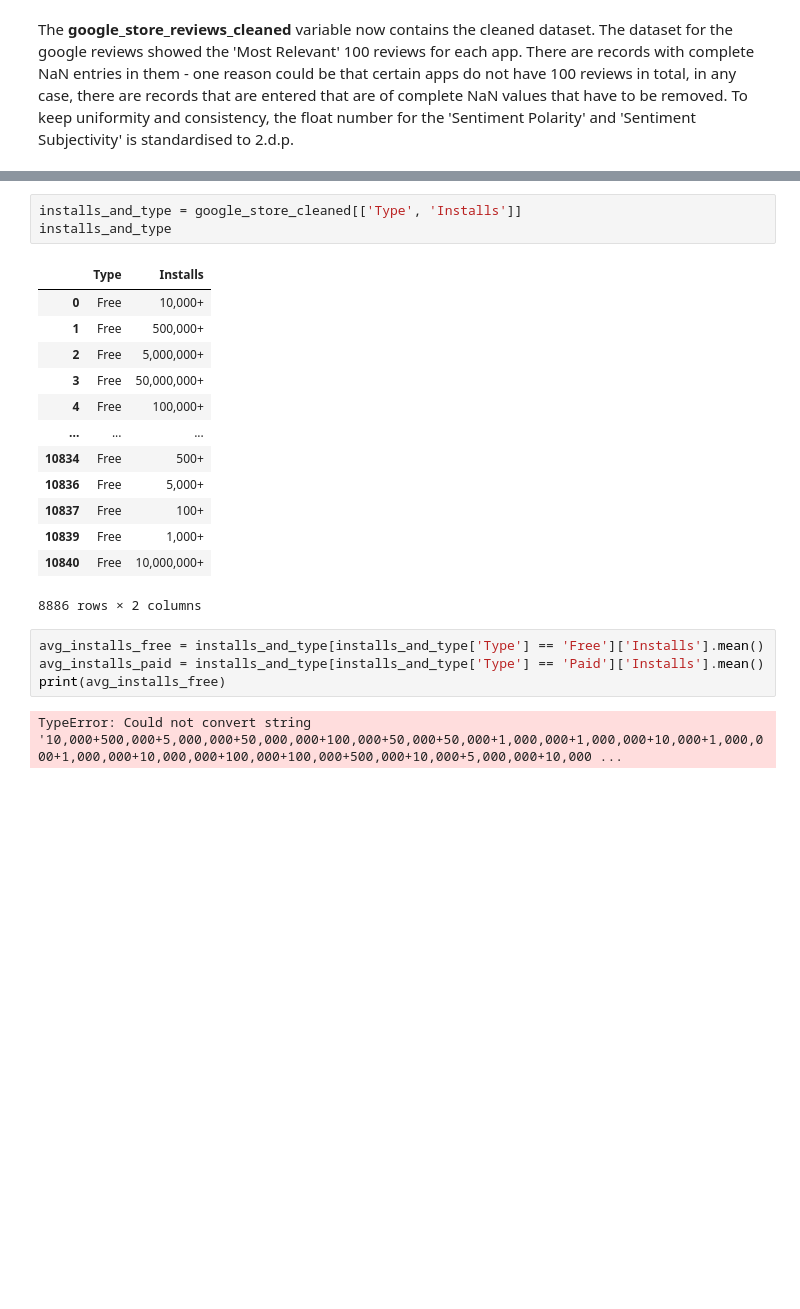
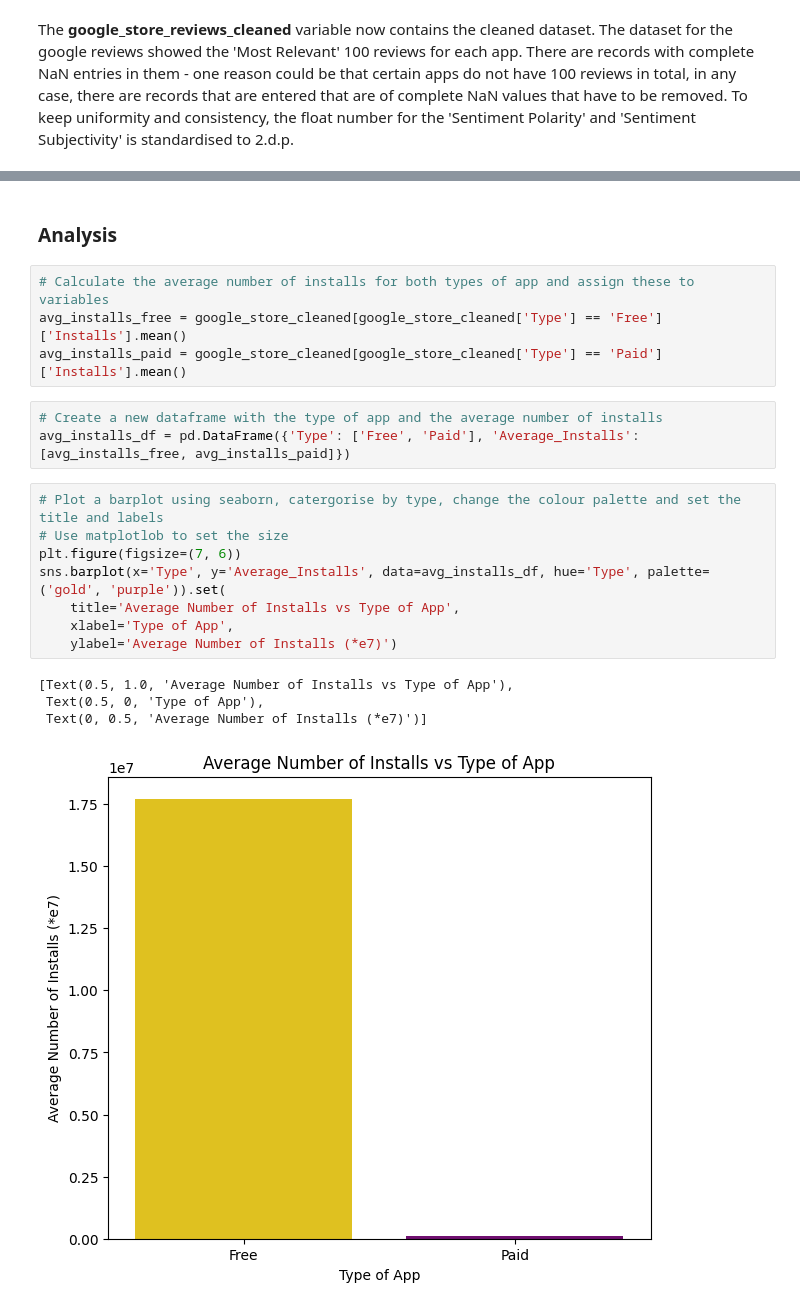
Before and after one commit to usama-asghar1/VisualisationProject, a Jupyter notebook: Visualisation_Project.ipynb, the cells around one changed output, grey strips where cells are left out. Cells and saved outputs as stored; diff of their text form; blank space fills up the shorter version.

Commit message:
average ratings across categories began and average installs vs app completed

```diff
--- a/Visualisation_Project.ipynb
+++ b/Visualisation_Project.ipynb
@@ -171,23 +170,22 @@ I will compare the number of installs with the type of app it is to see what the
-# %%
-installs_and_type = google_store_cleaned[['Type', 'Installs']]
-installs_and_type
-# %% [output]
-|  | Type | Installs |
-| 0 | Free | 10,000+ |
-| 1 | Free | 500,000+ |
-| 2 | Free | 5,000,000+ |
-| 3 | Free | 50,000,000+ |
-| 4 | Free | 100,000+ |
-| ... | ... | ... |
-| 10834 | Free | 500+ |
-| 10836 | Free | 5,000+ |
-| 10837 | Free | 100+ |
-| 10839 | Free | 1,000+ |
-| 10840 | Free | 10,000,000+ |
-8886 rows × 2 columns
+# %% [markdown]
+### Analysis
 # %%
-avg_installs_free = installs_and_type[installs_and_type['Type'] == 'Free']['Installs'].mean()
-avg_installs_paid = installs_and_type[installs_and_type['Type'] == 'Paid']['Installs'].mean()
-print(avg_installs_free)
+# Calculate the average number of installs for both types of app and assign these to variables
+avg_installs_free = google_store_cleaned[google_store_cleaned['Type'] == 'Free']['Installs'].mean()
+avg_installs_paid = google_store_cleaned[google_store_cleaned['Type'] == 'Paid']['Installs'].mean()
-# %% [output]
-TypeError: Could not convert string '10,000+500,000+5,000,000+50,000,000+100,000+50,000+50,000+1,000,000+1,000,000+10,000+1,000,000+1,000,000+10,000,000+100,000+100,000+500,000+10,000+5,000,000+10,000 ...
+# %%
+# Create a new dataframe with the type of app and the average number of installs
+avg_installs_df = pd.DataFrame({'Type': ['Free', 'Paid'], 'Average_Installs': [avg_installs_free, avg_installs_paid]})
+# %%
+# Plot a barplot using seaborn, catergorise by type, change the colour palette and set the title and labels
+# Use matplotlob to set the size
+plt.figure(figsize=(7, 6))
+sns.barplot(x='Type', y='Average_Installs', data=avg_installs_df, hue='Type', palette=('gold', 'purple')).set(
+    title='Average Number of Installs vs Type of App',
+    xlabel='Type of App',
+    ylabel='Average Number of Installs (*e7)')
+# %% [output]
+[Text(0.5, 1.0, 'Average Number of Installs vs Type of App'),
+ Text(0.5, 0, 'Type of App'),
+ Text(0, 0.5, 'Average Number of Installs (*e7)')]
+[figure, added]
```
Also changed, not shown: parts of 14 cells of this notebook.
